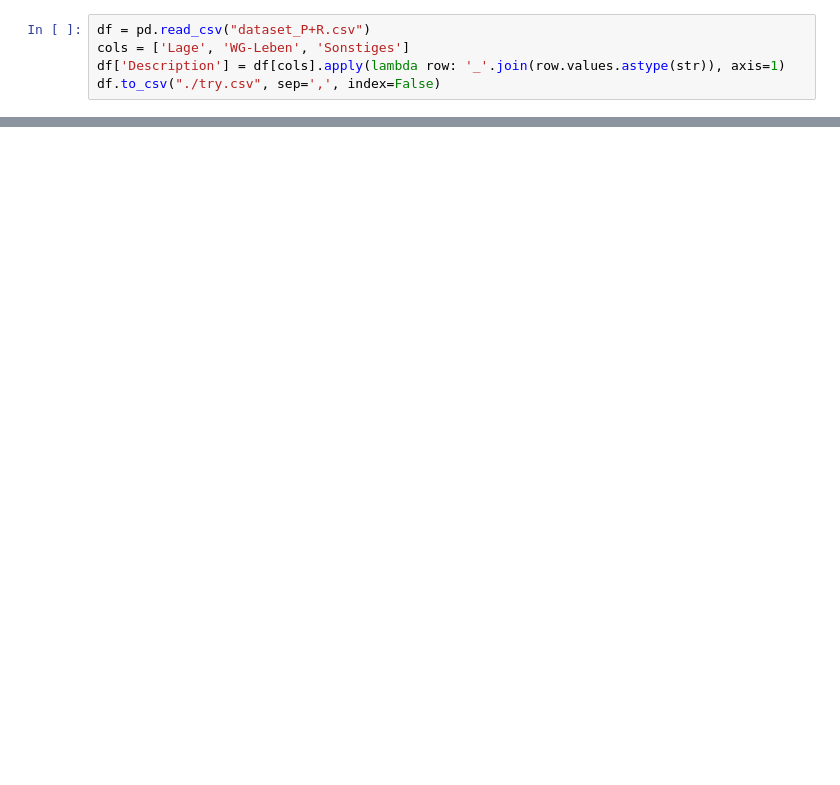
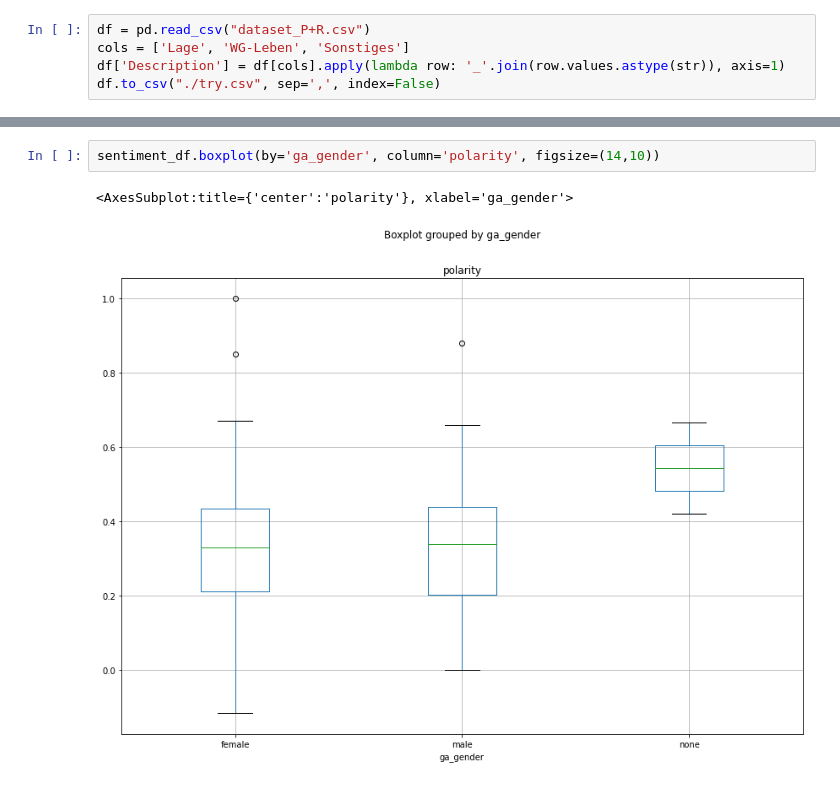
Before and after one commit to ummerabab/wg-gesucht, a Jupyter notebook: Code/Sentiment_Analysis_Textblob.ipynb, the cells around one changed output, grey strips where cells are left out. Drawn from its saved outputs; the diff is of its cells as text; blank space fills up the shorter version.

```diff
--- a/Code/Sentiment_Analysis_Textblob.ipynb
+++ b/Code/Sentiment_Analysis_Textblob.ipynb
@@ -29,0 +50,5 @@ sentiment_df.head(5)
+# %%
+sentiment_df.boxplot(by='ga_gender', column='polarity', figsize=(14,10))
+# %% [output]
+<AxesSubplot:title={'center':'polarity'}, xlabel='ga_gender'>
+[figure, added]
```
Also changed, not shown: parts of 20 cells of this notebook.
